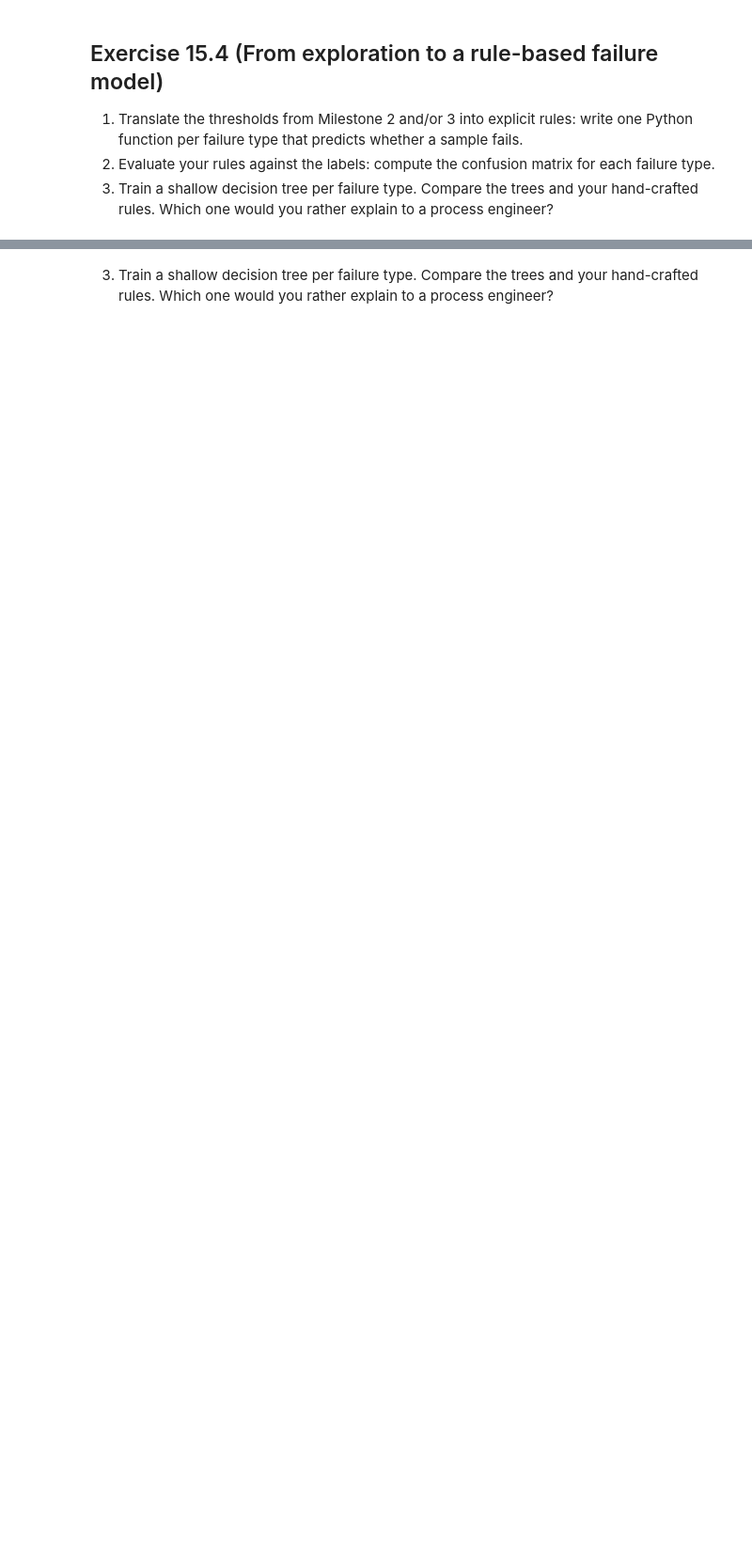
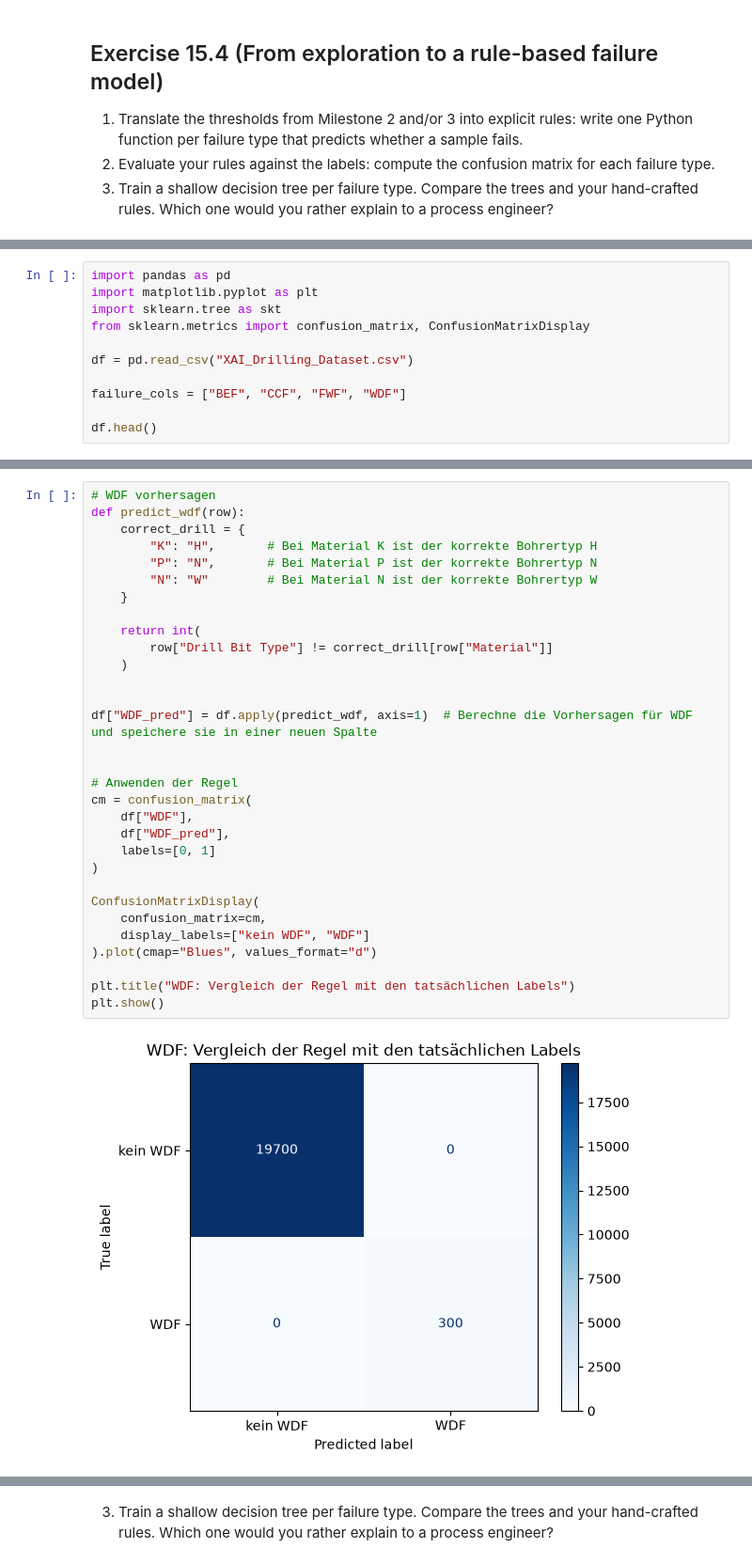
Before and after one commit to Dabro65/Industrial_Datascience, a Jupyter notebook: Tasks/15 Self study - Session 2/Exercise_15.4.ipynb, the cells around one changed output, grey strips where cells are left out. Shown at 94% size. Cells and saved outputs as stored; diff of their text form; blank space fills up the shorter version.

```diff
--- a/Tasks/15 Self study - Session 2/Exercise_15.4.ipynb
+++ b/Tasks/15 Self study - Session 2/Exercise_15.4.ipynb
@@ -8,0 +10,11 @@
+# %%
+import pandas as pd
+import matplotlib.pyplot as plt
+import sklearn.tree as skt
+from sklearn.metrics import confusion_matrix, ConfusionMatrixDisplay
+
+df = pd.read_csv("XAI_Drilling_Dataset.csv")
+
+failure_cols = ["BEF", "CCF", "FWF", "WDF"]
+
+df.head()
@@ -8,0 +28,33 @@
+# %%
+# WDF vorhersagen
+def predict_wdf(row):
+    correct_drill = {
+        "K": "H",       # Bei Material K ist der korrekte Bohrertyp H
+        "P": "N",       # Bei Material P ist der korrekte Bohrertyp N
+        "N": "W"        # Bei Material N ist der korrekte Bohrertyp W
+    }
+
+    return int(
+        row["Drill Bit Type"] != correct_drill[row["Material"]]
+    )
+
+
+df["WDF_pred"] = df.apply(predict_wdf, axis=1)  # Berechne die Vorhersagen für WDF und speichere sie in einer neuen Spalte
+
+
+# Anwenden der Regel
+cm = confusion_matrix(
+    df["WDF"],
+    df["WDF_pred"],
+    labels=[0, 1]
+)
+
+ConfusionMatrixDisplay(
+    confusion_matrix=cm,
+    display_labels=["kein WDF", "WDF"]
+).plot(cmap="Blues", values_format="d")
+
+plt.title("WDF: Vergleich der Regel mit den tatsächlichen Labels")
+plt.show()
+# %% [output]
+[figure, added]
```
Also changed, not shown: parts of 12 cells of this notebook, 1 other file.
